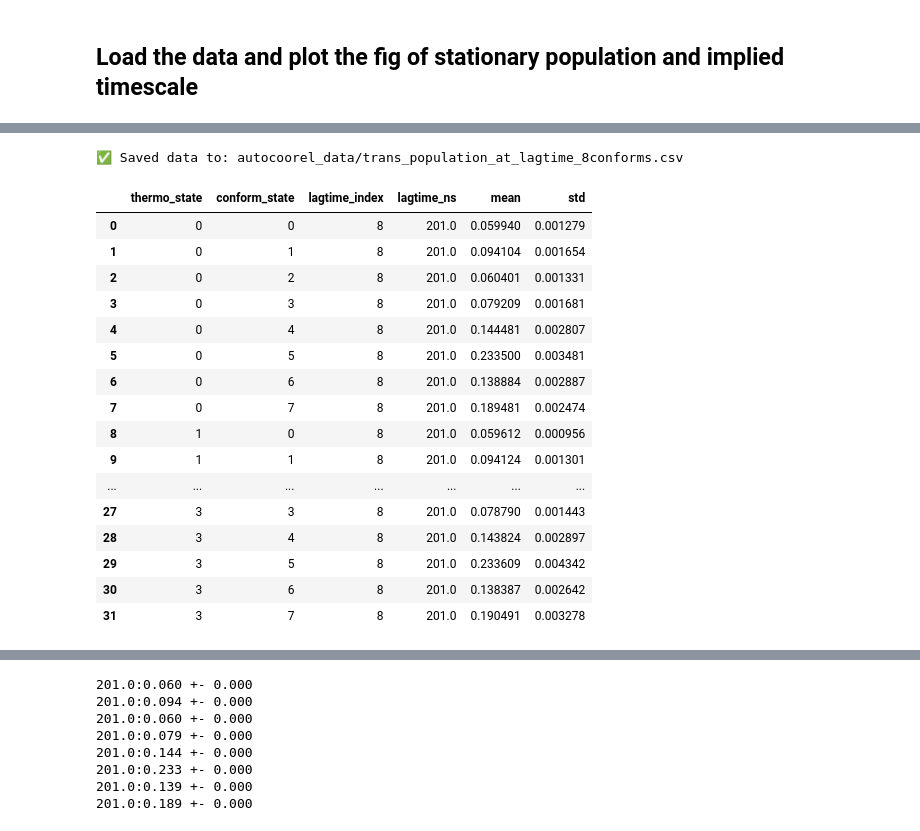
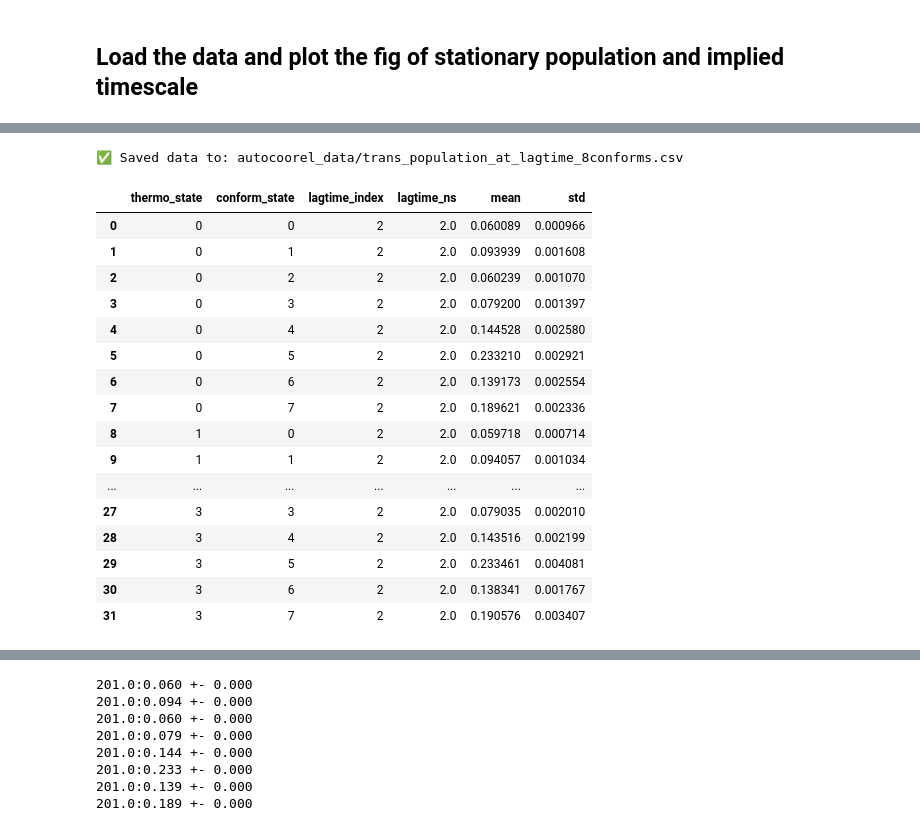
Before and after one commit to starwingc/peptoid_ESM, a Jupyter notebook: EE/analysis/transition_matrix.ipynb, the cells around one changed output, grey strips where cells are left out. Saved outputs shown, nothing was run; the diff lists cells and outputs as text; code cells hidden in the pictures.

```diff
--- a/EE/analysis/transition_matrix.ipynb
+++ b/EE/analysis/transition_matrix.ipynb
@@ -421,7 +421,7 @@ def process_trajectory(n_trajs, lagtime, num_states, cluster_size):
 n_trajs = traj_indexed
 num_states = 32
 #lagtime = 1
-lagtimes = [5, 10, 25, 50] + list(range(100, 90000, 5000))
+lagtimes = [5, 50, 200] + list(range(1000, 100000, 5000))
 #lagtimes = [5, 10, 25, 50]
 dt_in_ns = 0.01
 cluster_size = 10
@@ -687,7 +687,7 @@ Thermo 3, Conf 7: 201.00 ns : 0.190
 # %%
 # === Setup ===
 point_to_plot = 400
-lagtime_plot = 8  # Index of lagtime (e.g., ~101 ns)
+lagtime_plot = 2  # Index of lagtime (e.g., ~101 ns)
 selected_ns = lagtimes_ns[lagtime_plot]
 
 thermo_state_num = 4
@@ -699,49 +699,49 @@ os.makedirs(output_dir, exist_ok=True)  # Ensure directory exists
 data_rows = []
 
 # === Loop through all thermo and conformational states ===
 for thermo in range(thermo_state_num):
     for conform in range(conform_state_num):
         mean_curve = cis_trans_pi_means[thermo, :, conform]  # shape: (604,)
         std_curve = cis_trans_pi_stds[thermo, :, conform]    # shape: (604,)
 
         mean_val = mean_curve[lagtime_plot]
         std_val = std_curve[lagtime_plot]
 
         data_rows.append({
             'thermo_state': thermo,
             'conform_state': conform,
             'lagtime_index': lagtime_plot,
             'lagtime_ns': selected_ns,
             'mean': mean_val,
             'std': std_val
         })
 
 # === Save to CSV ===
 df = pd.DataFrame(data_rows)
 output_path = os.path.join(output_dir, "trans_population_at_lagtime_8conforms.csv")
 df.to_csv(output_path, index=False)
 
 print(f"✅ Saved data to: {output_path}")
 df
 # %% [output]
 ✅ Saved data to: autocoorel_data/trans_population_at_lagtime_8conforms.csv
 |  | thermo_state | conform_state | lagtime_index | lagtime_ns | mean | std |
-| 0 | 0 | 0 | 8 | 201.0 | 0.059940 | 0.001279 |
-| 1 | 0 | 1 | 8 | 201.0 | 0.094104 | 0.001654 |
-| 2 | 0 | 2 | 8 | 201.0 | 0.060401 | 0.001331 |
-| 3 | 0 | 3 | 8 | 201.0 | 0.079209 | 0.001681 |
-| 4 | 0 | 4 | 8 | 201.0 | 0.144481 | 0.002807 |
-| 5 | 0 | 5 | 8 | 201.0 | 0.233500 | 0.003481 |
-| 6 | 0 | 6 | 8 | 201.0 | 0.138884 | 0.002887 |
-| 7 | 0 | 7 | 8 | 201.0 | 0.189481 | 0.002474 |
-| 8 | 1 | 0 | 8 | 201.0 | 0.059612 | 0.000956 |
-| 9 | 1 | 1 | 8 | 201.0 | 0.094124 | 0.001301 |
+| 0 | 0 | 0 | 2 | 2.0 | 0.060089 | 0.000966 |
+| 1 | 0 | 1 | 2 | 2.0 | 0.093939 | 0.001608 |
+| 2 | 0 | 2 | 2 | 2.0 | 0.060239 | 0.001070 |
+| 3 | 0 | 3 | 2 | 2.0 | 0.079200 | 0.001397 |
+| 4 | 0 | 4 | 2 | 2.0 | 0.144528 | 0.002580 |
+| 5 | 0 | 5 | 2 | 2.0 | 0.233210 | 0.002921 |
+| 6 | 0 | 6 | 2 | 2.0 | 0.139173 | 0.002554 |
+| 7 | 0 | 7 | 2 | 2.0 | 0.189621 | 0.002336 |
+| 8 | 1 | 0 | 2 | 2.0 | 0.059718 | 0.000714 |
+| 9 | 1 | 1 | 2 | 2.0 | 0.094057 | 0.001034 |
 | ... | ... | ... | ... | ... | ... | ... |
-| 27 | 3 | 3 | 8 | 201.0 | 0.078790 | 0.001443 |
-| 28 | 3 | 4 | 8 | 201.0 | 0.143824 | 0.002897 |
-| 29 | 3 | 5 | 8 | 201.0 | 0.233609 | 0.004342 |
-| 30 | 3 | 6 | 8 | 201.0 | 0.138387 | 0.002642 |
-| 31 | 3 | 7 | 8 | 201.0 | 0.190491 | 0.003278 |
+| 27 | 3 | 3 | 2 | 2.0 | 0.079035 | 0.002010 |
+| 28 | 3 | 4 | 2 | 2.0 | 0.143516 | 0.002199 |
+| 29 | 3 | 5 | 2 | 2.0 | 0.233461 | 0.004081 |
+| 30 | 3 | 6 | 2 | 2.0 | 0.138341 | 0.001767 |
+| 31 | 3 | 7 | 2 | 2.0 | 0.190576 | 0.003407 |
 # %%
 state0_index = [0, 4, 8, 12, 16, 20, 24, 28]
 
```
Also changed, not shown: parts of 5 cells of this notebook, 3 other files.
